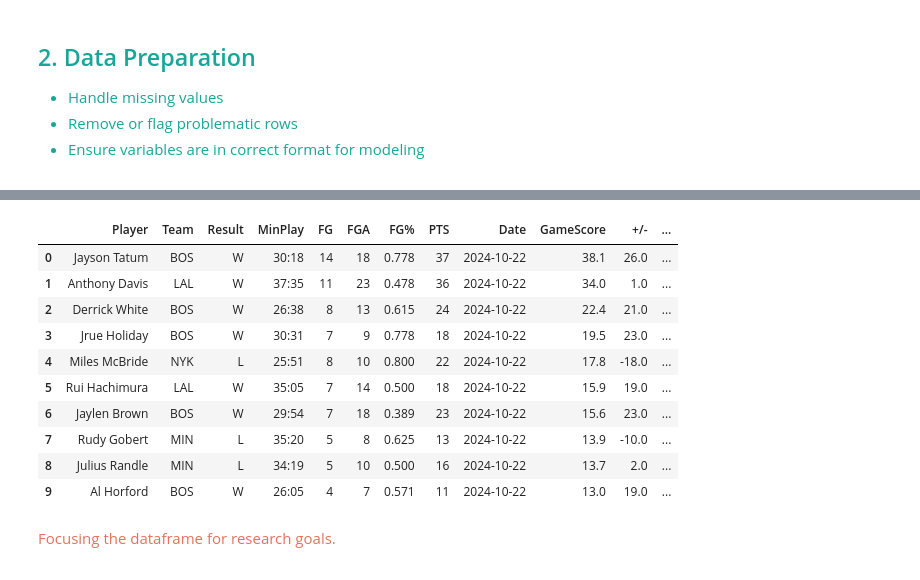
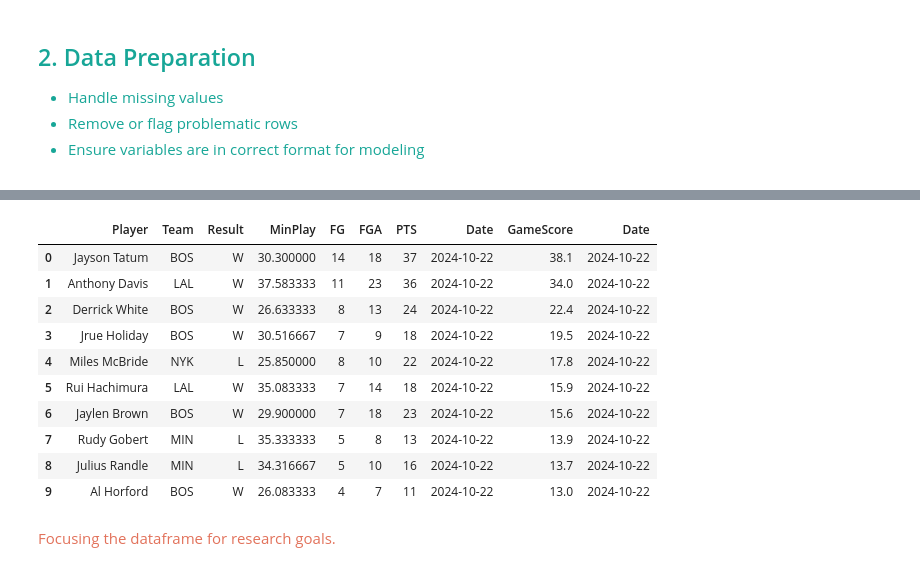
Before and after one commit to awomann/nba-prediction, a Jupyter notebook: Desktop/Coding/NBA Prediction/NBA_Predictive_Analytics.ipynb, the cells around one changed output, grey strips where cells are left out. Cells and saved outputs as stored; diff of their text form; code cells hidden in the pictures.

```diff
--- a/Desktop/Coding/NBA Prediction/NBA_Predictive_Analytics.ipynb
+++ b/Desktop/Coding/NBA Prediction/NBA_Predictive_Analytics.ipynb
@@ -280,4 +297,4 @@ def time_to_float(time_string):
     decimal_minutes = float(minutes) + float(seconds) / 60
     return decimal_minutes
 # %%
-df['MP'] = df['MP'].apply(time_to_float)
+df['MinPlay'] = df['MinPlay'].apply(time_to_float)
@@ -480,19 +634,19 @@ df.head()
 # %%
-points_minutes_model = ['Player', 'Team', 'Result', 'MinPlay', 'FG', 'FGA', 'FG%', 'PTS', 'Date', 'GameScore', '+/-', 'Date']
-simple_model = df[points_minutes_model]
-simple_model.head(10)
+points_minutes_model = ['Player', 'Team', 'Result', 'MinPlay', 'FG', 'FGA', 'PTS', 'Date', 'GameScore', 'Date']
+model = df[points_minutes_model]
+model.head(10)
 # %% [output]
-|  | Player | Team | Result | MinPlay | FG | FGA | FG% | PTS | Date | GameScore | +/- | ... |
-| 0 | Jayson Tatum | BOS | W | 30:18 | 14 | 18 | 0.778 | 37 | 2024-10-22 | 38.1 | 26.0 | ... |
-| 1 | Anthony Davis | LAL | W | 37:35 | 11 | 23 | 0.478 | 36 | 2024-10-22 | 34.0 | 1.0 | ... |
-| 2 | Derrick White | BOS | W | 26:38 | 8 | 13 | 0.615 | 24 | 2024-10-22 | 22.4 | 21.0 | ... |
-| 3 | Jrue Holiday | BOS | W | 30:31 | 7 | 9 | 0.778 | 18 | 2024-10-22 | 19.5 | 23.0 | ... |
-| 4 | Miles McBride | NYK | L | 25:51 | 8 | 10 | 0.800 | 22 | 2024-10-22 | 17.8 | -18.0 | ... |
-| 5 | Rui Hachimura | LAL | W | 35:05 | 7 | 14 | 0.500 | 18 | 2024-10-22 | 15.9 | 19.0 | ... |
-| 6 | Jaylen Brown | BOS | W | 29:54 | 7 | 18 | 0.389 | 23 | 2024-10-22 | 15.6 | 23.0 | ... |
-| 7 | Rudy Gobert | MIN | L | 35:20 | 5 | 8 | 0.625 | 13 | 2024-10-22 | 13.9 | -10.0 | ... |
-| 8 | Julius Randle | MIN | L | 34:19 | 5 | 10 | 0.500 | 16 | 2024-10-22 | 13.7 | 2.0 | ... |
-| 9 | Al Horford | BOS | W | 26:05 | 4 | 7 | 0.571 | 11 | 2024-10-22 | 13.0 | 19.0 | ... |
+|  | Player | Team | Result | MinPlay | FG | FGA | PTS | Date | GameScore | Date |
+| 0 | Jayson Tatum | BOS | W | 30.300000 | 14 | 18 | 37 | 2024-10-22 | 38.1 | 2024-10-22 |
+| 1 | Anthony Davis | LAL | W | 37.583333 | 11 | 23 | 36 | 2024-10-22 | 34.0 | 2024-10-22 |
+| 2 | Derrick White | BOS | W | 26.633333 | 8 | 13 | 24 | 2024-10-22 | 22.4 | 2024-10-22 |
+| 3 | Jrue Holiday | BOS | W | 30.516667 | 7 | 9 | 18 | 2024-10-22 | 19.5 | 2024-10-22 |
+| 4 | Miles McBride | NYK | L | 25.850000 | 8 | 10 | 22 | 2024-10-22 | 17.8 | 2024-10-22 |
+| 5 | Rui Hachimura | LAL | W | 35.083333 | 7 | 14 | 18 | 2024-10-22 | 15.9 | 2024-10-22 |
+| 6 | Jaylen Brown | BOS | W | 29.900000 | 7 | 18 | 23 | 2024-10-22 | 15.6 | 2024-10-22 |
+| 7 | Rudy Gobert | MIN | L | 35.333333 | 5 | 8 | 13 | 2024-10-22 | 13.9 | 2024-10-22 |
+| 8 | Julius Randle | MIN | L | 34.316667 | 5 | 10 | 16 | 2024-10-22 | 13.7 | 2024-10-22 |
+| 9 | Al Horford | BOS | W | 26.083333 | 4 | 7 | 11 | 2024-10-22 | 13.0 | 2024-10-22 |
 # %% [markdown]
 <span style="color:#E2725B">
 
```
Also changed, not shown: parts of 43 cells of this notebook.
